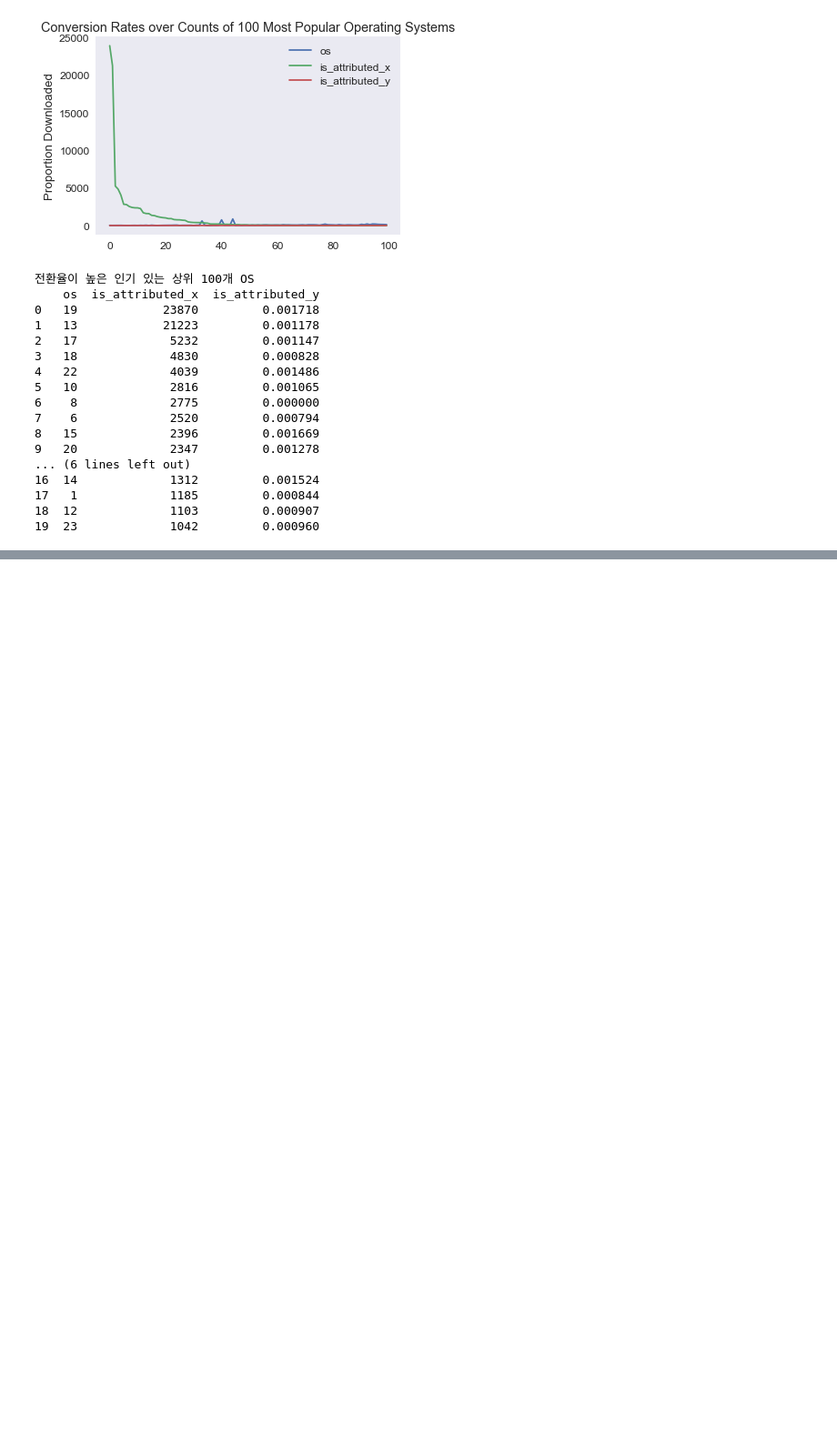
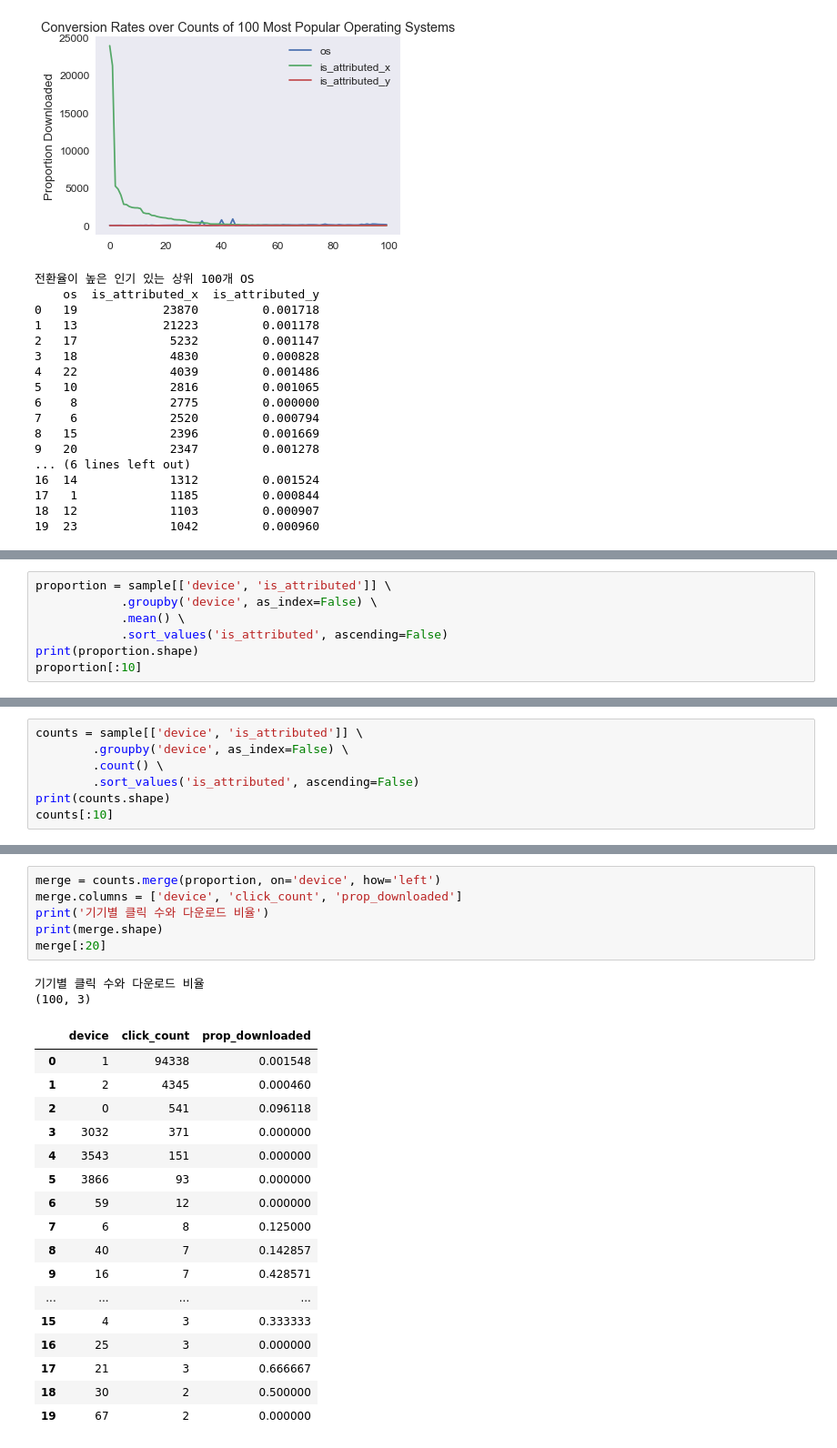
Before and after one commit to corazzon/KaggleStruggle, a Jupyter notebook: talkingdata-adtracking-fraud-detection/ad_fraud_detection_eda.ipynb, the cells around one changed output, grey strips where cells are left out. Shown at 91% size. Saved outputs shown, nothing was run; the diff lists cells and outputs as text; blank space fills up the shorter version.

Commit message:
Conversions by Device

```diff
--- a/talkingdata-adtracking-fraud-detection/ad_fraud_detection_eda.ipynb
+++ b/talkingdata-adtracking-fraud-detection/ad_fraud_detection_eda.ipynb
@@ -487,0 +490,7 @@ print(merge[:20])
+# %%
+proportion = sample[['device', 'is_attributed']] \
+            .groupby('device', as_index=False) \
+            .mean() \
+            .sort_values('is_attributed', ascending=False)
+print(proportion.shape)
+proportion[:10]
@@ -487,0 +510,7 @@ print(merge[:20])
+# %%
+counts = sample[['device', 'is_attributed']] \
+        .groupby('device', as_index=False) \
+        .count() \
+        .sort_values('is_attributed', ascending=False)
+print(counts.shape)
+counts[:10]
@@ -487,0 +530,26 @@ print(merge[:20])
+# %%
+merge = counts.merge(proportion, on='device', how='left')
+merge.columns = ['device', 'click_count', 'prop_downloaded']
+print('기기별 클릭 수와 다운로드 비율')
+print(merge.shape)
+merge[:20]
+# %% [output]
+기기별 클릭 수와 다운로드 비율
+(100, 3)
+|  | device | click_count | prop_downloaded |
+| 0 | 1 | 94338 | 0.001548 |
+| 1 | 2 | 4345 | 0.000460 |
+| 2 | 0 | 541 | 0.096118 |
+| 3 | 3032 | 371 | 0.000000 |
+| 4 | 3543 | 151 | 0.000000 |
+| 5 | 3866 | 93 | 0.000000 |
+| 6 | 59 | 12 | 0.000000 |
+| 7 | 6 | 8 | 0.125000 |
+| 8 | 40 | 7 | 0.142857 |
+| 9 | 16 | 7 | 0.428571 |
+| ... | ... | ... | ... |
+| 15 | 4 | 3 | 0.333333 |
+| 16 | 25 | 3 | 0.000000 |
+| 17 | 21 | 3 | 0.666667 |
+| 18 | 30 | 2 | 0.500000 |
+| 19 | 67 | 2 | 0.000000 |
```
Also changed, not shown: parts of 4 cells of this notebook.
